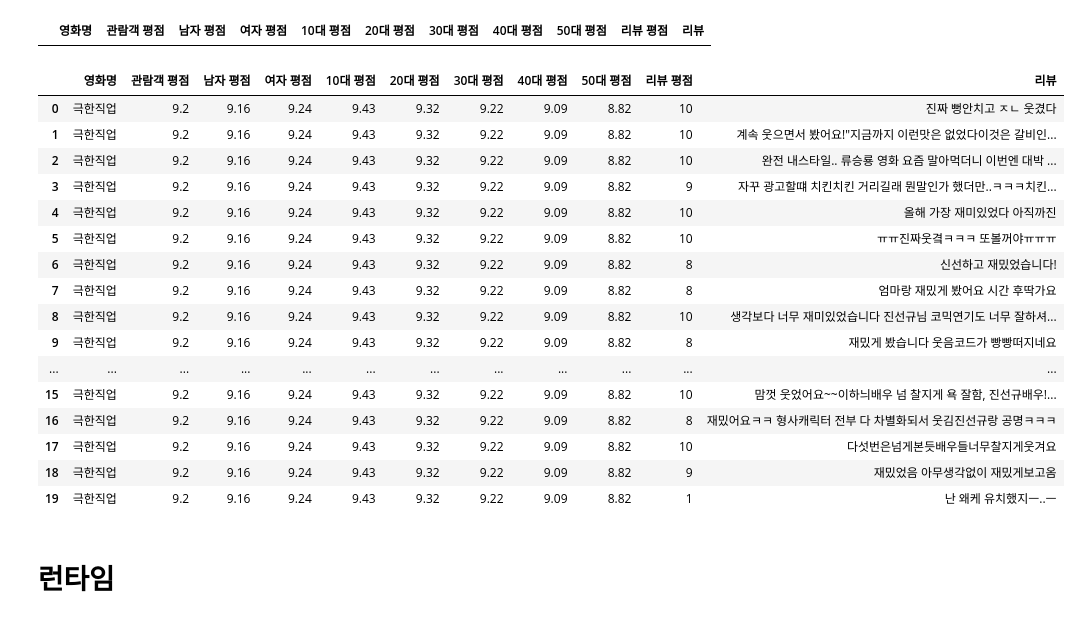
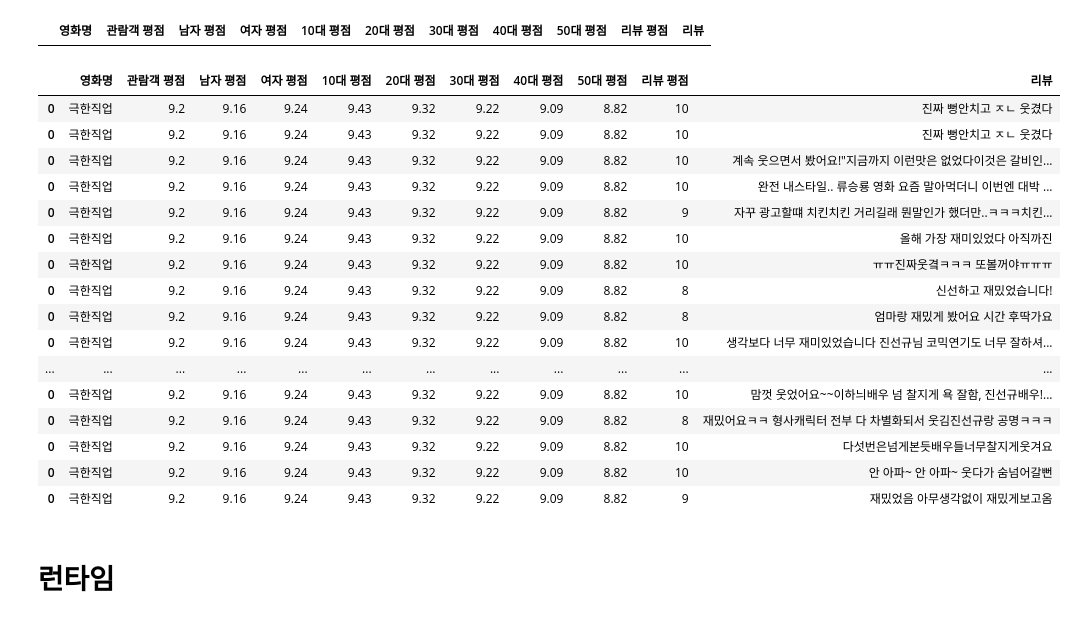
Before and after one commit to wonyounging/1_Project, a Jupyter notebook: 크롤링_역대 영화 리뷰.ipynb, the cells around one changed output. Saved outputs shown, nothing was run; the diff lists cells and outputs as text; code cells hidden in the pictures.

```diff
--- a/크롤링_역대 영화 리뷰.ipynb
+++ b/크롤링_역대 영화 리뷰.ipynb
@@ -55,7 +55,7 @@ base_url = 'https://search.naver.com/search.naver?sm=tab_hty.top&where=nexearch&
 driver = webdriver.Chrome()
 driver.get(base_url)
 # %%
-sup_url = f'{mlist[1]}+평점'
+sup_url = f'영화+{mlist[1]}+평점'
 url = base_url + sup_url
 driver.get(url)
 req = requests.get(url)
@@ -223,12 +244,13 @@ print(review_list[0], review_list[1])
 # %%
 data = pd.DataFrame(columns = ['영화명', '관람객 평점', '남자 평점', '여자 평점', '10대 평점', '20대 평점', '30대 평점',
   '40대 평점', '50대 평점', '리뷰 평점', '리뷰'])
-new_row = {'영화명':mname, '관람객 평점':tot_score,
-           '남자 평점':man_score, '여자 평점':girl_score,
-           '10대 평점':age10_score, '20대 평점':age20_score,
-           '30대 평점':age30_score, '40대 평점':age40_score,
-           '50대 평점':age50_score, '리뷰 평점':review_list[0], '리뷰':review_list[1]}
-data = data.append(new_row,ignore_index=True)
+new_row = pd.DataFrame({'영화명':[mname], '관람객 평점':[tot_score],
+           '남자 평점':[man_score], '여자 평점':[girl_score],
+           '10대 평점':[age10_score], '20대 평점':[age20_score],
+           '30대 평점':[age30_score], '40대 평점':[age40_score],
+           '50대 평점':[age50_score], '리뷰 평점':[review_list[0]], '리뷰':[review_list[1]]})
+# data = data.append(new_row, ignore_index=True)
+data = pd.concat([data, new_row], axis=0)
 data
 # %% [output]
 |  | 영화명 | 관람객 평점 | 남자 평점 | 여자 평점 | 10대 평점 | 20대 평점 | 30대 평점 | 40대 평점 | 50대 평점 | 리뷰 평점 | 리뷰 |
@@ -242,32 +264,32 @@ data
 # %%
 for cnt in range(0,20):
     rev = soup.select('.area_card_outer._item_wrapper > li > .area_review_content > div')[cnt].select('.desc')[0].get_text()
     rev_score = int(soup.select('.area_card_outer._item_wrapper > li .area_text_box')[cnt].get_text().split(')')[1])
-    new_row = {'영화명':mname, '관람객 평점':tot_score,
-           '남자 평점':man_score, '여자 평점':girl_score,
-           '10대 평점':age10_score, '20대 평점':age20_score,
-           '30대 평점':age30_score, '40대 평점':age40_score,
-           '50대 평점':age50_score, '리뷰 평점':rev_score, '리뷰':rev}
-    data = data.append(new_row, ignore_index=True)
+    new_row = pd.DataFrame({'영화명':[mname], '관람객 평점':[tot_score],
+           '남자 평점':[man_score], '여자 평점':[girl_score],
+           '10대 평점':[age10_score], '20대 평점':[age20_score],
+           '30대 평점':[age30_score], '40대 평점':[age40_score],
+           '50대 평점':[age50_score], '리뷰 평점':[rev_score], '리뷰':[rev]})
+    data = pd.concat([data, new_row], axis=0)
 data
 # %% [output]
 |  | 영화명 | 관람객 평점 | 남자 평점 | 여자 평점 | 10대 평점 | 20대 평점 | 30대 평점 | 40대 평점 | 50대 평점 | 리뷰 평점 | 리뷰 |
 | 0 | 극한직업 | 9.2 | 9.16 | 9.24 | 9.43 | 9.32 | 9.22 | 9.09 | 8.82 | 10 | 진짜 뻥안치고 ㅈㄴ 웃겼다 |
-| 1 | 극한직업 | 9.2 | 9.16 | 9.24 | 9.43 | 9.32 | 9.22 | 9.09 | 8.82 | 10 | 계속 웃으면서 봤어요!"지금까지 이런맛은 없었다이것은 갈비인... |
-| 2 | 극한직업 | 9.2 | 9.16 | 9.24 | 9.43 | 9.32 | 9.22 | 9.09 | 8.82 | 10 | 완전 내스타일.. 류승룡 영화 요즘 말아먹더니 이번엔 대박 ... |
-| 3 | 극한직업 | 9.2 | 9.16 | 9.24 | 9.43 | 9.32 | 9.22 | 9.09 | 8.82 | 9 | 자꾸 광고할떄 치킨치킨 거리길래 뭔말인가 했더만..ㅋㅋㅋ치킨... |
-| 4 | 극한직업 | 9.2 | 9.16 | 9.24 | 9.43 | 9.32 | 9.22 | 9.09 | 8.82 | 10 | 올해 가장 재미있었다 아직까진 |
-| 5 | 극한직업 | 9.2 | 9.16 | 9.24 | 9.43 | 9.32 | 9.22 | 9.09 | 8.82 | 10 | ㅠㅠ진짜웃곀ㅋㅋㅋ 또볼꺼야ㅠㅠㅠ |
-| 6 | 극한직업 | 9.2 | 9.16 | 9.24 | 9.43 | 9.32 | 9.22 | 9.09 | 8.82 | 8 | 신선하고 재밌었습니다! |
-| 7 | 극한직업 | 9.2 | 9.16 | 9.24 | 9.43 | 9.32 | 9.22 | 9.09 | 8.82 | 8 | 엄마랑 재밌게 봤어요 시간 후딱가요 |
-| 8 | 극한직업 | 9.2 | 9.16 | 9.24 | 9.43 | 9.32 | 9.22 | 9.09 | 8.82 | 10 | 생각보다 너무 재미있었습니다 진선규님 코믹연기도 너무 잘하셔... |
-| 9 | 극한직업 | 9.2 | 9.16 | 9.24 | 9.43 | 9.32 | 9.22 | 9.09 | 8.82 | 8 | 재밌게 봤습니다 웃음코드가 빵빵떠지네요 |
+| 0 | 극한직업 | 9.2 | 9.16 | 9.24 | 9.43 | 9.32 | 9.22 | 9.09 | 8.82 | 10 | 진짜 뻥안치고 ㅈㄴ 웃겼다 |
+| 0 | 극한직업 | 9.2 | 9.16 | 9.24 | 9.43 | 9.32 | 9.22 | 9.09 | 8.82 | 10 | 계속 웃으면서 봤어요!"지금까지 이런맛은 없었다이것은 갈비인... |
+| 0 | 극한직업 | 9.2 | 9.16 | 9.24 | 9.43 | 9.32 | 9.22 | 9.09 | 8.82 | 10 | 완전 내스타일.. 류승룡 영화 요즘 말아먹더니 이번엔 대박 ... |
+| 0 | 극한직업 | 9.2 | 9.16 | 9.24 | 9.43 | 9.32 | 9.22 | 9.09 | 8.82 | 9 | 자꾸 광고할떄 치킨치킨 거리길래 뭔말인가 했더만..ㅋㅋㅋ치킨... |
+| 0 | 극한직업 | 9.2 | 9.16 | 9.24 | 9.43 | 9.32 | 9.22 | 9.09 | 8.82 | 10 | 올해 가장 재미있었다 아직까진 |
+| 0 | 극한직업 | 9.2 | 9.16 | 9.24 | 9.43 | 9.32 | 9.22 | 9.09 | 8.82 | 10 | ㅠㅠ진짜웃곀ㅋㅋㅋ 또볼꺼야ㅠㅠㅠ |
+| 0 | 극한직업 | 9.2 | 9.16 | 9.24 | 9.43 | 9.32 | 9.22 | 9.09 | 8.82 | 8 | 신선하고 재밌었습니다! |
+| 0 | 극한직업 | 9.2 | 9.16 | 9.24 | 9.43 | 9.32 | 9.22 | 9.09 | 8.82 | 8 | 엄마랑 재밌게 봤어요 시간 후딱가요 |
+| 0 | 극한직업 | 9.2 | 9.16 | 9.24 | 9.43 | 9.32 | 9.22 | 9.09 | 8.82 | 10 | 생각보다 너무 재미있었습니다 진선규님 코믹연기도 너무 잘하셔... |
 | ... | ... | ... | ... | ... | ... | ... | ... | ... | ... | ... | ... |
-| 15 | 극한직업 | 9.2 | 9.16 | 9.24 | 9.43 | 9.32 | 9.22 | 9.09 | 8.82 | 10 | 맘껏 웃었어요~~이하늬배우 넘 찰지게 욕 잘함, 진선규배우!... |
-| 16 | 극한직업 | 9.2 | 9.16 | 9.24 | 9.43 | 9.32 | 9.22 | 9.09 | 8.82 | 8 | 재밌어요ㅋㅋ 형사캐릭터 전부 다 차별화되서 웃김진선규랑 공명ㅋㅋㅋ |
-| 17 | 극한직업 | 9.2 | 9.16 | 9.24 | 9.43 | 9.32 | 9.22 | 9.09 | 8.82 | 10 | 다섯번은넘게본듯배우들너무찰지게웃겨요 |
-| 18 | 극한직업 | 9.2 | 9.16 | 9.24 | 9.43 | 9.32 | 9.22 | 9.09 | 8.82 | 9 | 재밌었음 아무생각없이 재밌게보고옴 |
-| 19 | 극한직업 | 9.2 | 9.16 | 9.24 | 9.43 | 9.32 | 9.22 | 9.09 | 8.82 | 1 | 난 왜케 유치했지ㅡ..ㅡ |
+| 0 | 극한직업 | 9.2 | 9.16 | 9.24 | 9.43 | 9.32 | 9.22 | 9.09 | 8.82 | 10 | 맘껏 웃었어요~~이하늬배우 넘 찰지게 욕 잘함, 진선규배우!... |
+| 0 | 극한직업 | 9.2 | 9.16 | 9.24 | 9.43 | 9.32 | 9.22 | 9.09 | 8.82 | 8 | 재밌어요ㅋㅋ 형사캐릭터 전부 다 차별화되서 웃김진선규랑 공명ㅋㅋㅋ |
+| 0 | 극한직업 | 9.2 | 9.16 | 9.24 | 9.43 | 9.32 | 9.22 | 9.09 | 8.82 | 10 | 다섯번은넘게본듯배우들너무찰지게웃겨요 |
+| 0 | 극한직업 | 9.2 | 9.16 | 9.24 | 9.43 | 9.32 | 9.22 | 9.09 | 8.82 | 10 | 안 아파~ 안 아파~ 웃다가 숨넘어갈뻔 |
+| 0 | 극한직업 | 9.2 | 9.16 | 9.24 | 9.43 | 9.32 | 9.22 | 9.09 | 8.82 | 9 | 재밌었음 아무생각없이 재밌게보고옴 |
 # %% [markdown]
 # 런타임
 # %%
```
Also changed, not shown: parts of 22 cells of this notebook.
